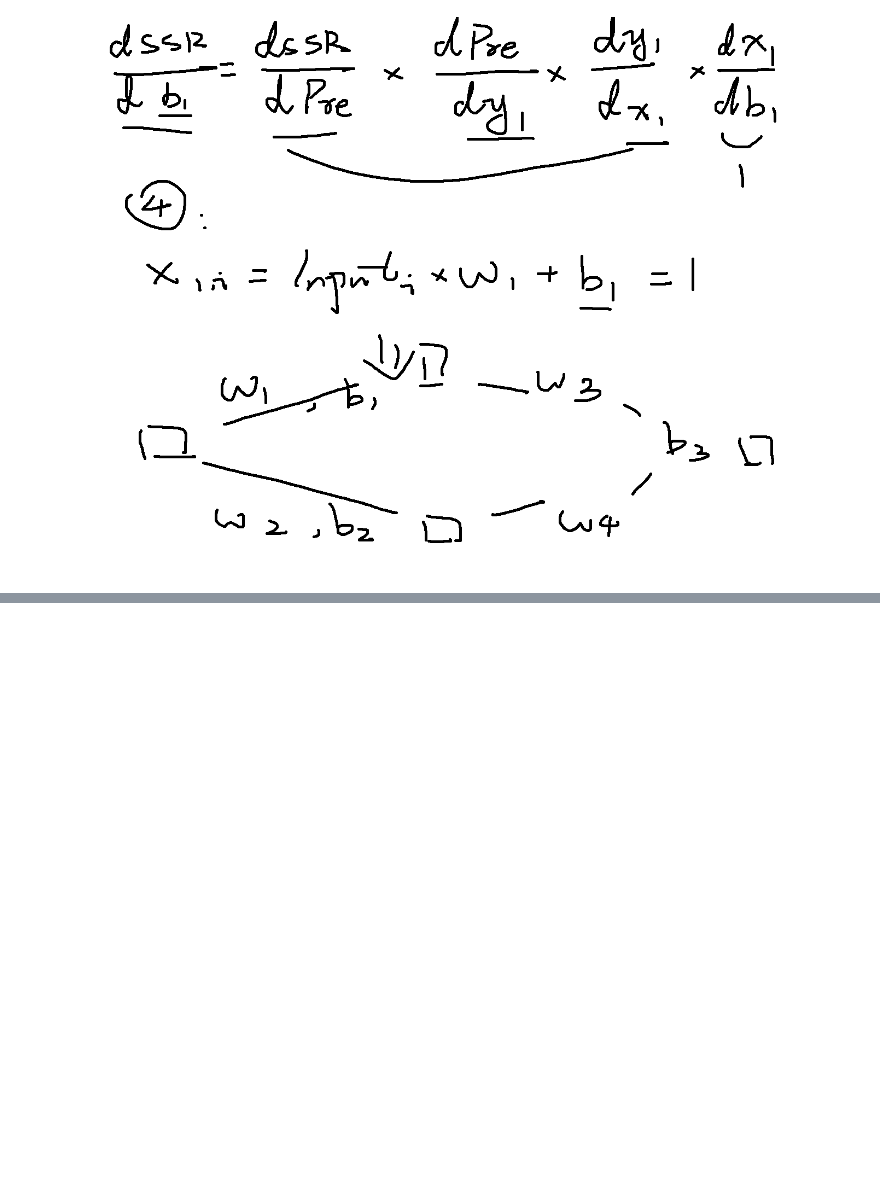
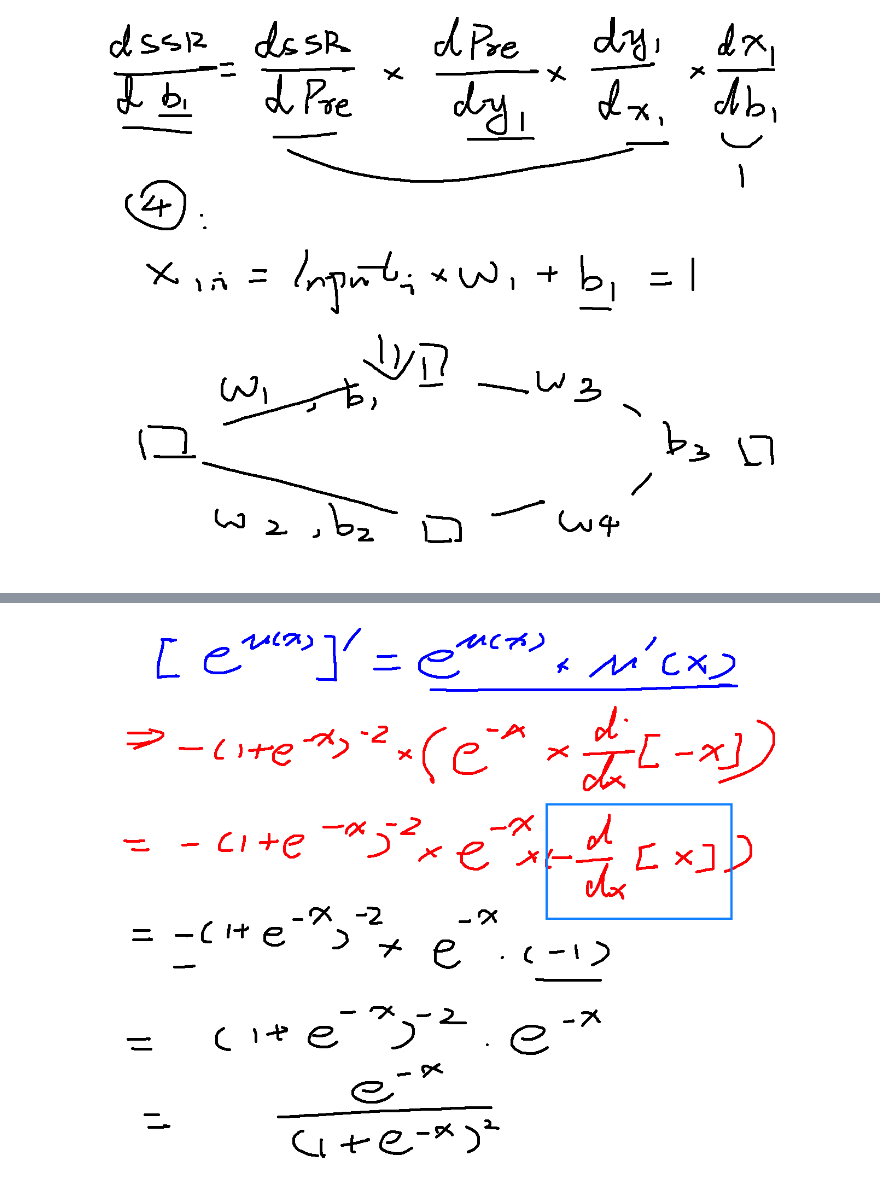
Before and after one commit to williamjiamin/Pure_Python_for_DS_ML, a Jupyter notebook: 16.人工神经网络与反向传播（Artificial_Neural_Network_Back-Propagation）/1.人工神经网络与反向传播（Artificial_Neural_Network_Back-Propagation）.ipynb, the cells around one changed output, grey strips where cells are left out. Saved outputs shown, nothing was run; the diff lists cells and outputs as text; code cells hidden in the pictures; blank space fills up the shorter version.

```diff
--- a/16.人工神经网络与反向传播（Artificial_Neural_Network_Back-Propagation）/1.人工神经网络与反向传播（Artificial_Neural_Network_Back-Propagation）.ipynb
+++ b/16.人工神经网络与反向传播（Artificial_Neural_Network_Back-Propagation）/1.人工神经网络与反向传播（Artificial_Neural_Network_Back-Propagation）.ipynb
@@ -138,0 +203,5 @@ def initialize_our_neural_network(n_inputs,n_hidden,n_outputs):
+# %%
+from IPython.display import Image
+Image(filename='1.17人工神经网络.png')
+# %% [output]
+[figure, added]
```
Also changed, not shown: parts of 24 cells of this notebook, 5 other files.
